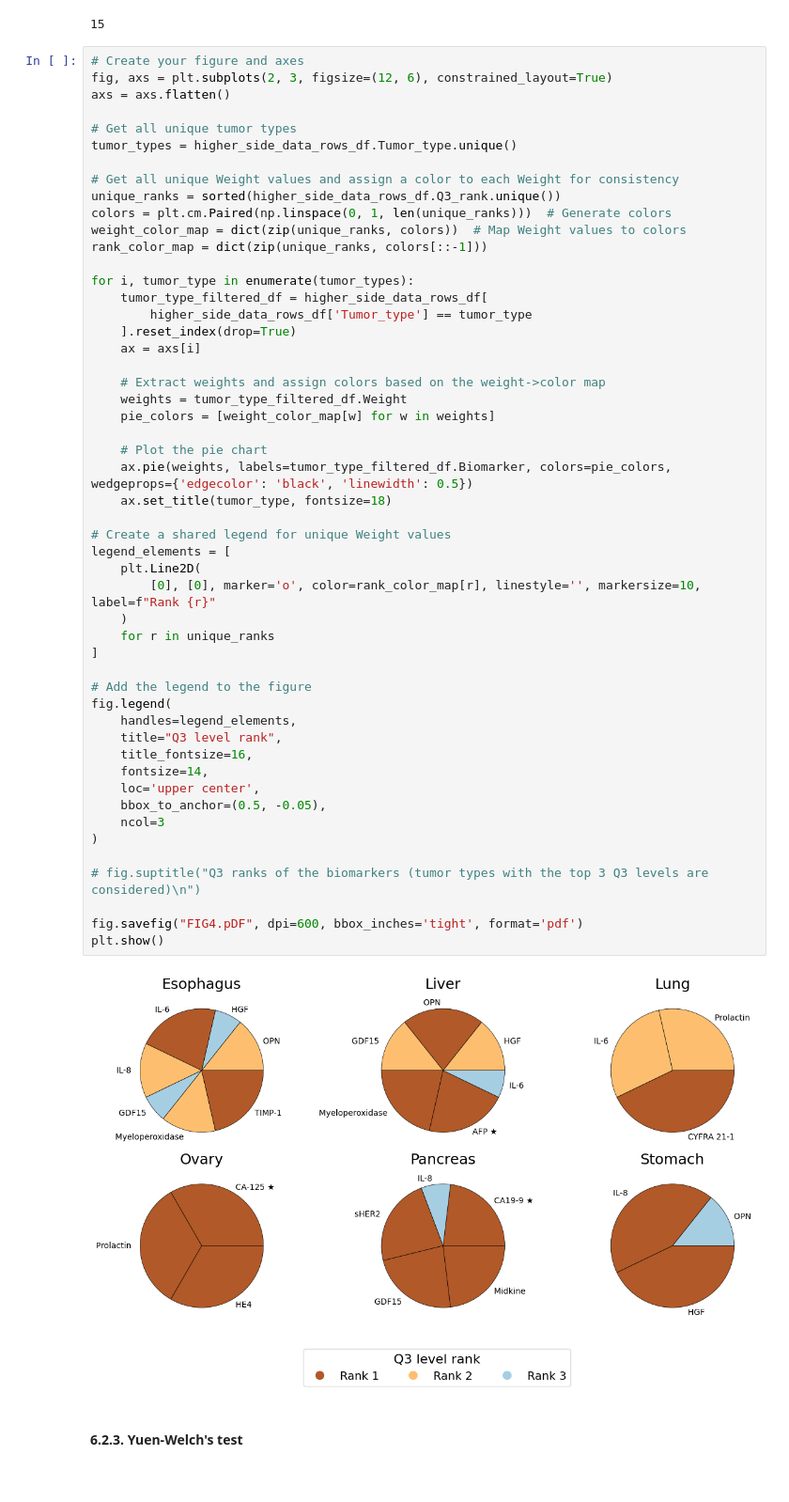
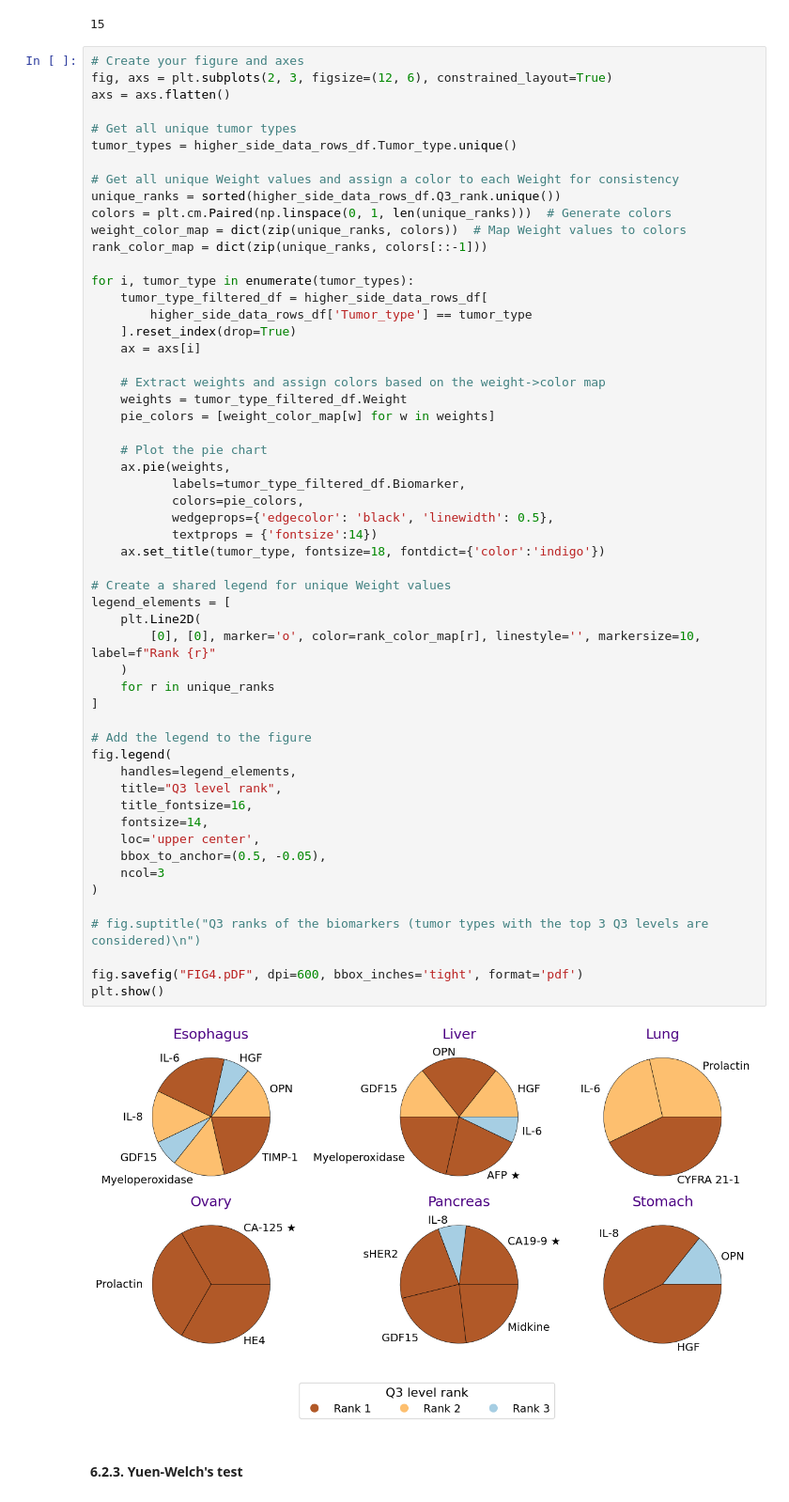
Before and after one commit to subhajitbn/Cancer-Biomarkers-from-Clinical-Data, a Jupyter notebook: tutorial-full.ipynb, the cells around one changed output. Shown at 94% size. Saved outputs shown, nothing was run; the diff lists cells and outputs as text.

```diff
--- a/tutorial-full.ipynb
+++ b/tutorial-full.ipynb
@@ -1306,36 +1306,40 @@ for i, tumor_type in enumerate(tumor_types):
     # Extract weights and assign colors based on the weight->color map
     weights = tumor_type_filtered_df.Weight
     pie_colors = [weight_color_map[w] for w in weights]
 
     # Plot the pie chart
-    ax.pie(weights, labels=tumor_type_filtered_df.Biomarker, colors=pie_colors, wedgeprops={'edgecolor': 'black', 'linewidth': 0.5})
-    ax.set_title(tumor_type, fontsize=18)
+    ax.pie(weights,
+           labels=tumor_type_filtered_df.Biomarker,
+           colors=pie_colors,
+           wedgeprops={'edgecolor': 'black', 'linewidth': 0.5},
+           textprops = {'fontsize':14})
+    ax.set_title(tumor_type, fontsize=18, fontdict={'color':'indigo'})
 
 # Create a shared legend for unique Weight values
 legend_elements = [
     plt.Line2D(
         [0], [0], marker='o', color=rank_color_map[r], linestyle='', markersize=10, label=f"Rank {r}"
     )
     for r in unique_ranks
 ]
 
 # Add the legend to the figure
 fig.legend(
     handles=legend_elements,
     title="Q3 level rank",
     title_fontsize=16,
     fontsize=14,
     loc='upper center',
     bbox_to_anchor=(0.5, -0.05),
     ncol=3
 )
 
 # fig.suptitle("Q3 ranks of the biomarkers (tumor types with the top 3 Q3 levels are considered)\n")
 
 fig.savefig("FIG4.pDF", dpi=600, bbox_inches='tight', format='pdf')
 plt.show()
 # %% [output]
-[figure, old version]
+[figure, new version]
 # %% [markdown]
 #### 6.2.3. Yuen-Welch's test
 # %%
```
Also changed, not shown: parts of 1 cell of this notebook, 7 other files.
